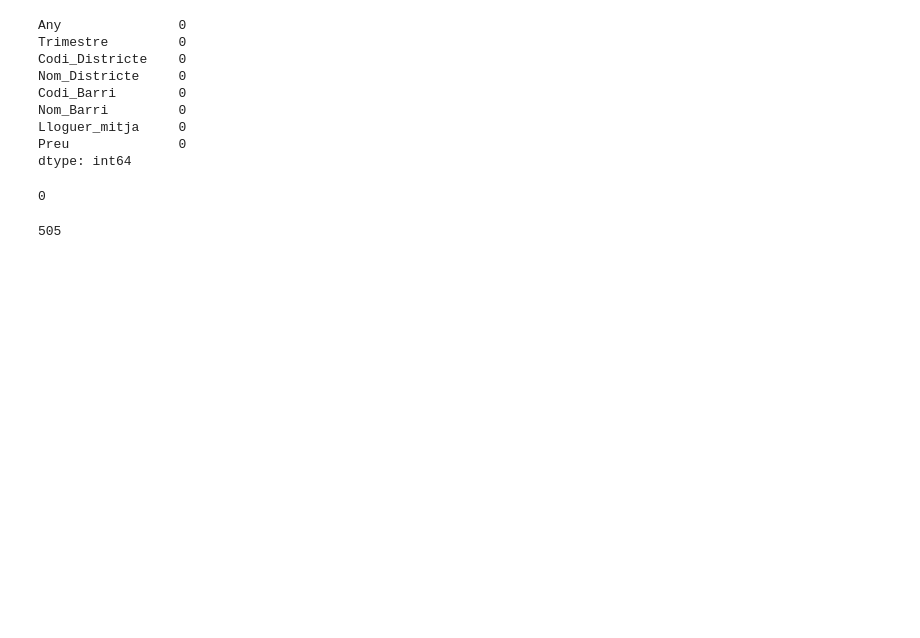
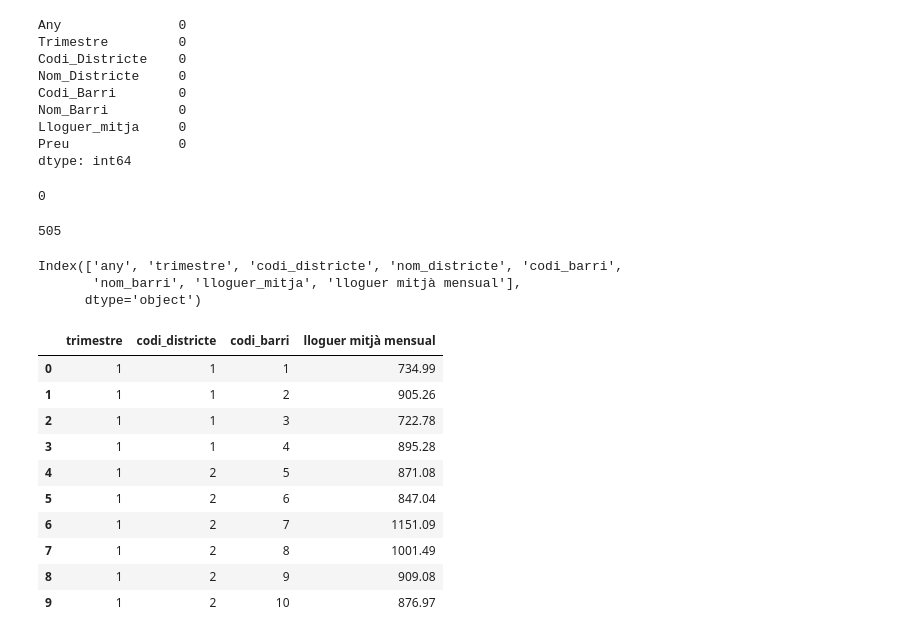
Before and after one commit to Josh1313/hackathon, a Jupyter notebook: real_state.ipynb, the cells around one changed output. Saved outputs shown, nothing was run; the diff lists cells and outputs as text; code cells hidden in the pictures; blank space fills up the shorter version.

```diff
--- a/real_state.ipynb
+++ b/real_state.ipynb
@@ -123,9 +102,32 @@ df.columns = df.columns.str.lower()
 df.rename(columns={'preu': 'lloguer mitjà mensual'}, inplace=True)
 # %%
 valores_unicos = df['lloguer mitjà mensual'].unique()
+# Calcular la cantidad de valores únicos
+cantidad_valores_unicos = len(valores_unicos)
+print(cantidad_valores_unicos)
+# %% [output]
+505
-# %%
-# Calcular la cantidad de valores únicos
-cantidad_valores_unicos = len(valores_unicos)
-print(cantidad_valores_unicos)
-# %% [output]
-505
+# %%
+print(df.columns)
+# %% [output]
+Index(['any', 'trimestre', 'codi_districte', 'nom_districte', 'codi_barri',
+       'nom_barri', 'lloguer_mitja', 'lloguer mitjà mensual'],
+      dtype='object')
+# %%
+# borrare las columnas que no necesito solo dejare la de precio y las dos columnas por las cuales haremos el merge
+# Reemplaza "tu_dataframe" con el nombre real de tu DataFrame y proporciona los nombres de las columnas que deseas eliminar.
+df = df.drop(columns=["any", "nom_districte","nom_barri","lloguer_mitja",])
+# %%
+df.head(10)
+# %% [output]
+|  | trimestre | codi_districte | codi_barri | lloguer mitjà mensual |
+| 0 | 1 | 1 | 1 | 734.99 |
+| 1 | 1 | 1 | 2 | 905.26 |
+| 2 | 1 | 1 | 3 | 722.78 |
+| 3 | 1 | 1 | 4 | 895.28 |
+| 4 | 1 | 2 | 5 | 871.08 |
+| 5 | 1 | 2 | 6 | 847.04 |
+| 6 | 1 | 2 | 7 | 1151.09 |
+| 7 | 1 | 2 | 8 | 1001.49 |
+| 8 | 1 | 2 | 9 | 909.08 |
+| 9 | 1 | 2 | 10 | 876.97 |
```
Also changed, not shown: parts of 3 cells of this notebook, 5 other files.
